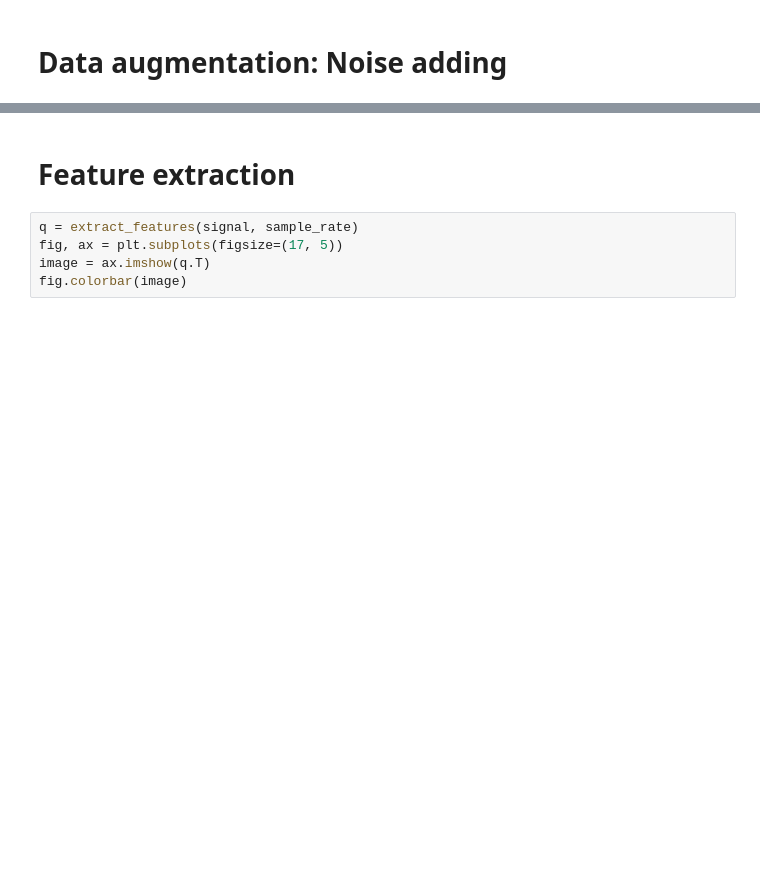
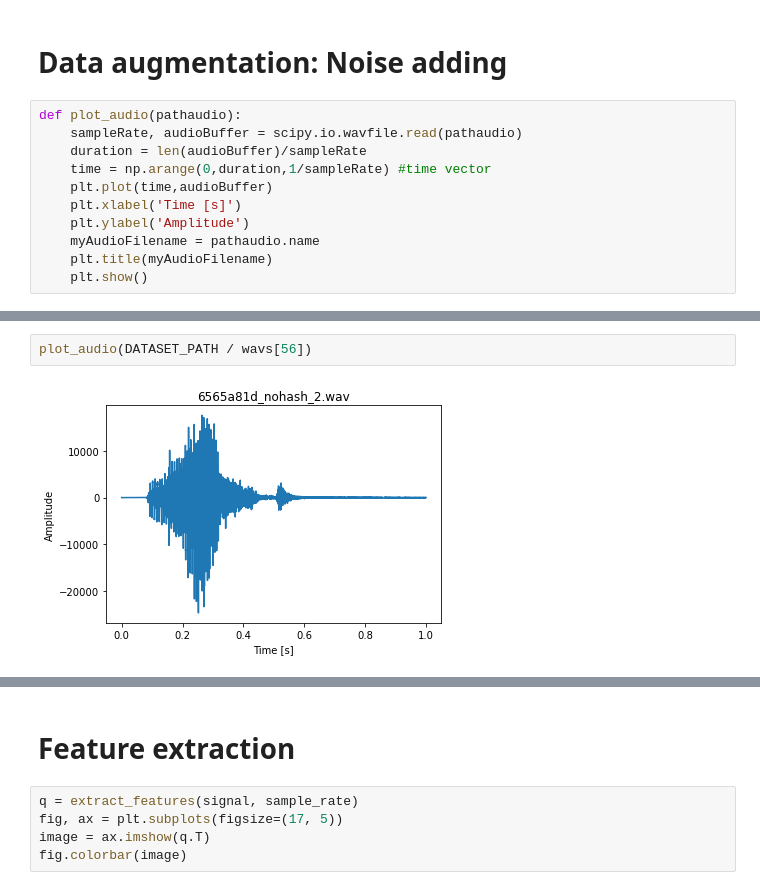
Before and after one commit to lucianolorenti/hda_keyword_spotting, a Jupyter notebook: notebooks/demo.ipynb, the cells around one changed output, grey strips where cells are left out. Cells and saved outputs as stored; diff of their text form; blank space fills up the shorter version.

```diff
--- a/notebooks/demo.ipynb
+++ b/notebooks/demo.ipynb
@@ -12,2 +17,13 @@ from simpleaudio import WaveObject
 # %% [markdown]
 # Data augmentation: Noise adding
+# %%
+def plot_audio(pathaudio):
+    sampleRate, audioBuffer = scipy.io.wavfile.read(pathaudio)
+    duration = len(audioBuffer)/sampleRate
+    time = np.arange(0,duration,1/sampleRate) #time vector
+    plt.plot(time,audioBuffer)
+    plt.xlabel('Time [s]')
+    plt.ylabel('Amplitude')
+    myAudioFilename = pathaudio.name
+    plt.title(myAudioFilename)
+    plt.show()
@@ -24,2 +41,6 @@ SimpleaudioError: Error opening PCM device. -- CODE: -16 -- MSG: Device or resou
+# %%
+plot_audio(DATASET_PATH / wavs[56])
+# %% [output]
+[figure, added]
 # %%
 play_audio_from_array(signal_noise)
```
Also changed, not shown: parts of 11 cells of this notebook.
